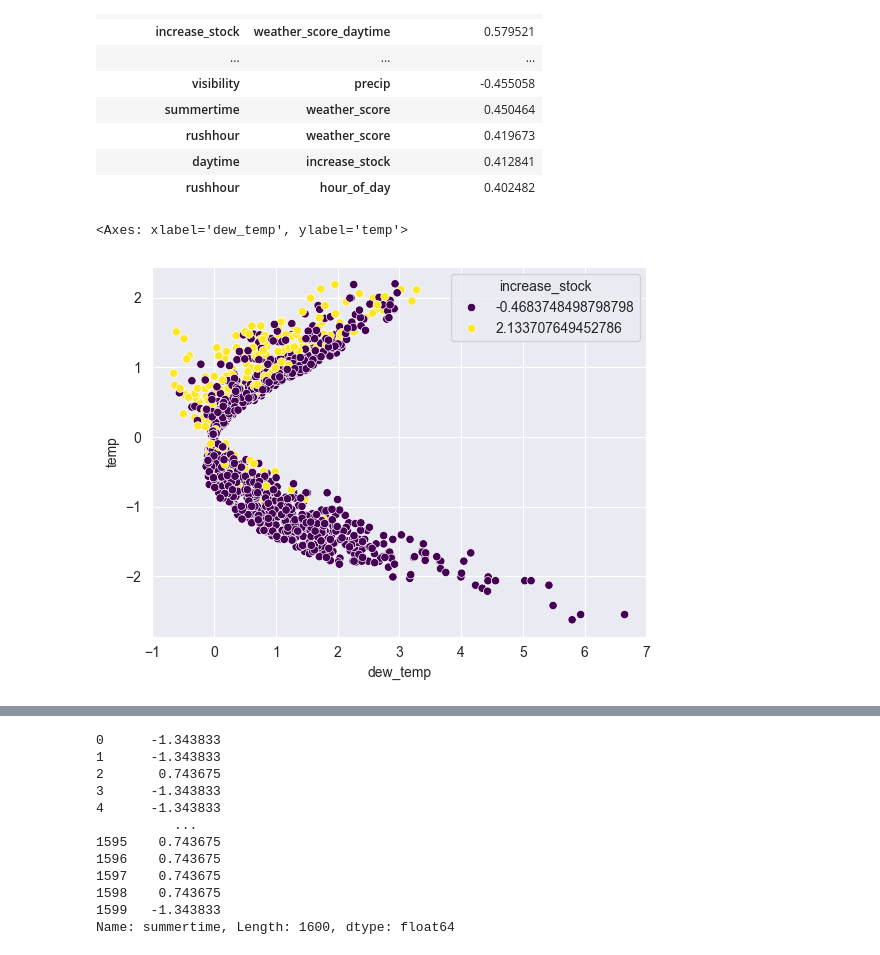
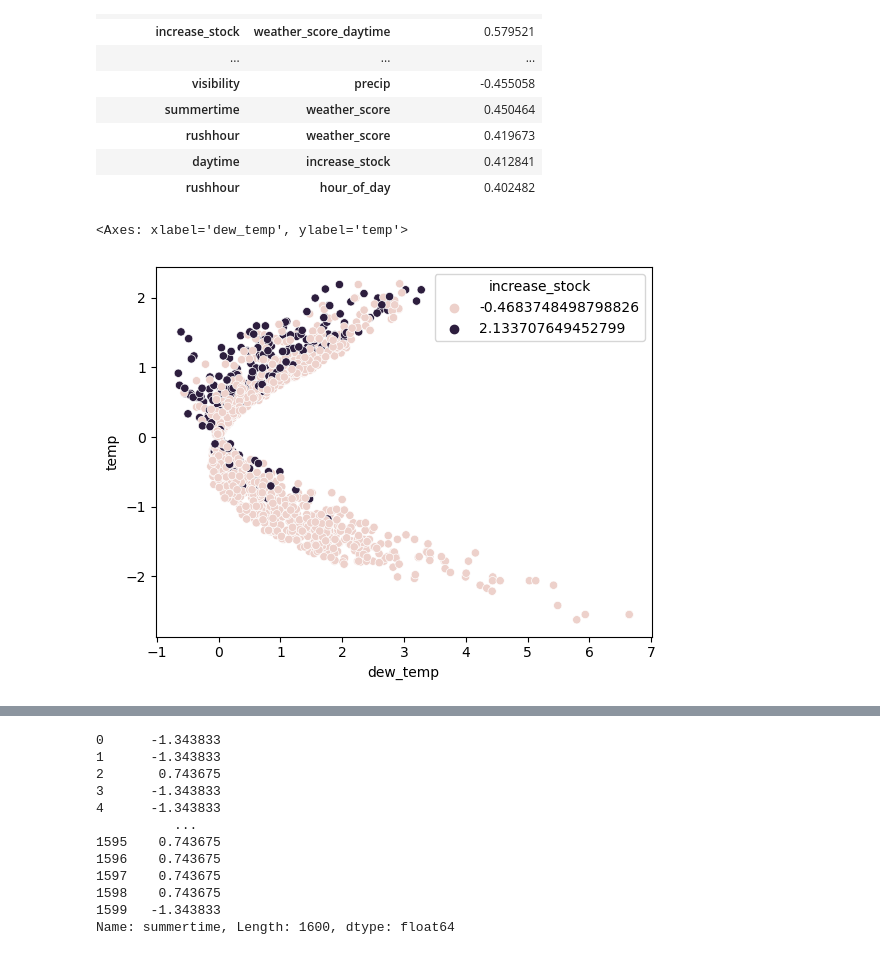
Before and after one commit to vaughankraska/BIKES_SML, a Jupyter notebook: notebooks/es_data_exporation.ipynb, the cells around one changed output, grey strips where cells are left out. Drawn from its saved outputs; the diff is of its cells as text; code cells hidden in the pictures.

```diff
--- a/notebooks/es_data_exporation.ipynb
+++ b/notebooks/es_data_exporation.ipynb
@@ -359,16 +300,16 @@ get_top_correlations_blog(data_copy)
 # %%
 data_new = data_copy.copy()
 
 data_scaled = (data_new-data_new.mean())/data_new.std()
 
 data_scaled["dew2"] = data_scaled["dew"]**2
 data_scaled["temp2"] = data_scaled["temp"]**2
 data_scaled["dew_temp"] = data_scaled["dew"]*data_scaled["temp"]
 
-sns.scatterplot(data=data_scaled,x="dew_temp", y = "temp", hue = "increase_stock",palette='viridis')
+sns.scatterplot(data=data_scaled,x="dew_temp", y = "temp", hue = "increase_stock")
 # %% [output]
 <Axes: xlabel='dew_temp', ylabel='temp'>
-[figure, old version]
+[figure, new version]
 # %%
 data_scaled.iloc[:4]
 # %% [output]
```
Also changed, not shown: parts of 24 cells of this notebook, 2 other files.
